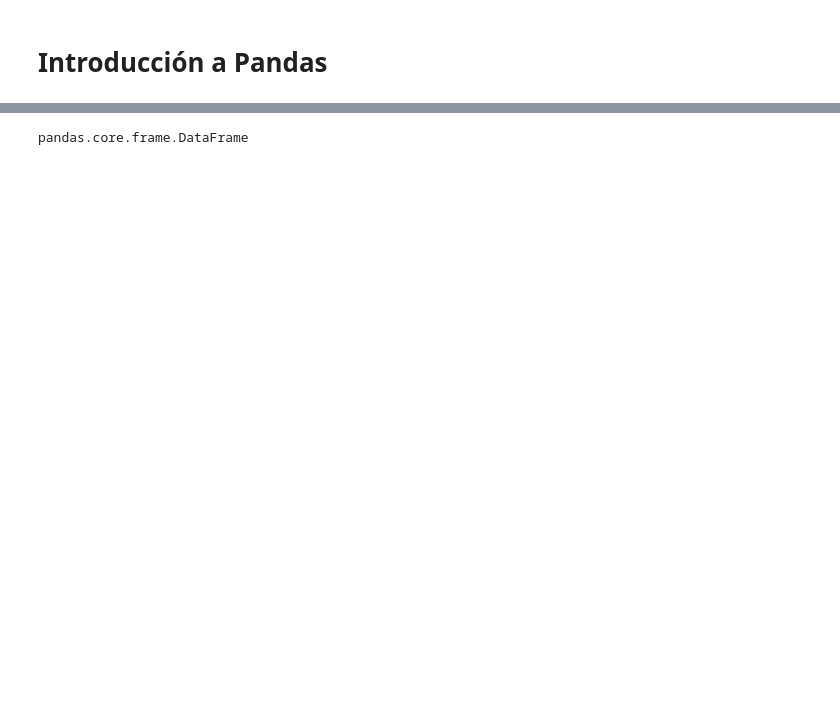
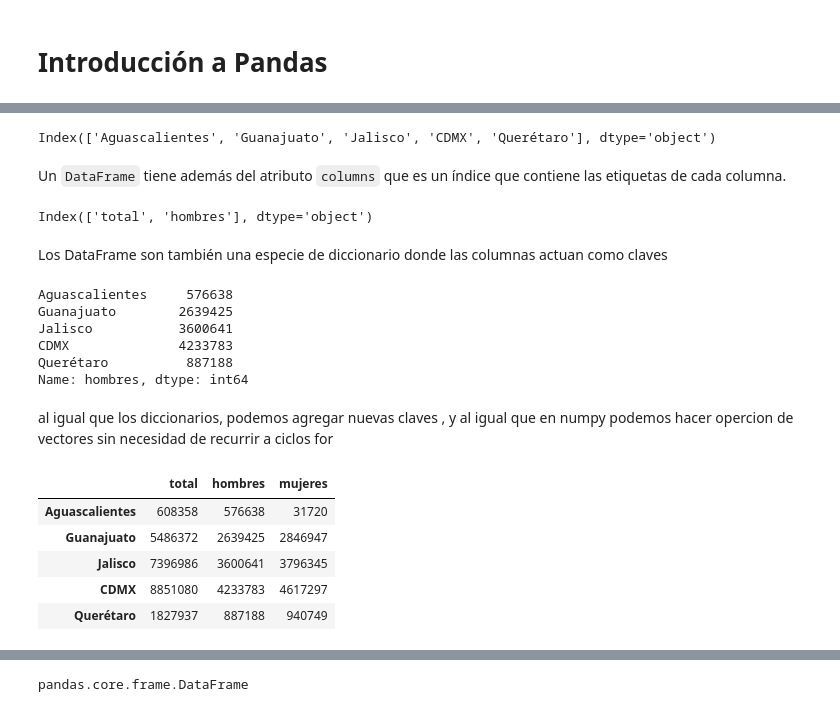
Before and after one commit to AnIsAsPe/ClasificadorClientesTelecom, a Jupyter notebook: Introducción a Pandas.ipynb, the cells around one changed output, grey strips where cells are left out. Saved outputs shown, nothing was run; the diff lists cells and outputs as text; code cells hidden in the pictures; blank space fills up the shorter version.

```diff
--- a/Introducción a Pandas.ipynb
+++ b/Introducción a Pandas.ipynb
@@ -9,0 +80,11 @@ import pandas as pd
+# %%
+#diccionario con la población en 2010 para estados seleccionados
+
+poblacion_dict = {'Aguascalientes': 608358	,
+                   'Guanajuato': 5486372,
+                   'Jalisco': 7396986,
+                   'CDMX': 8851080,
+                   'Querétaro': 1827937}
+
+pob = pd.Series(poblacion_dict)
+pob
@@ -9,0 +139,5 @@ import pandas as pd
+# %%
+hombres = {'Aguascalientes': 576638	,  'Guanajuato': 2639425,
+           'Jalisco':3600641 , 'CDMX': 4233783, 'Querétaro': 887188	}
+pob_h = pd.Series(hombres)
+pob_h
@@ -9,0 +160,4 @@ import pandas as pd
+# %%
+#usamos un nuevo diccionario con dos series, qué comparten indice para crear un solo objeto con esta información
+poblacion = pd.DataFrame({'total': pob,'hombres': pob_h})
+poblacion
@@ -9,0 +171,33 @@ import pandas as pd
+# %%
+pob.index
+# %% [output]
+Index(['Aguascalientes', 'Guanajuato', 'Jalisco', 'CDMX', 'Querétaro'], dtype='object')
+# %% [markdown]
+Un  ``DataFrame`` tiene además del atributo ``columns`` que es un índice que contiene las etiquetas de cada columna.
+# %%
+poblacion.columns
+# %% [output]
+Index(['total', 'hombres'], dtype='object')
+# %% [markdown]
+Los DataFrame son también una especie de diccionario donde las columnas actuan como claves
+# %%
+poblacion['hombres']
+# %% [output]
+Aguascalientes     576638
+Guanajuato        2639425
+Jalisco           3600641
+CDMX              4233783
+Querétaro          887188
+Name: hombres, dtype: int64
+# %% [markdown]
+al igual que los diccionarios, podemos agregar nuevas claves , y al igual que en numpy podemos hacer opercion de vectores sin necesidad de recurrir a ciclos for
+# %%
+poblacion['mujeres'] = poblacion['total'] - poblacion['hombres']
+poblacion
+# %% [output]
+|  | total | hombres | mujeres |
+| Aguascalientes | 608358 | 576638 | 31720 |
+| Guanajuato | 5486372 | 2639425 | 2846947 |
+| Jalisco | 7396986 | 3600641 | 3796345 |
+| CDMX | 8851080 | 4233783 | 4617297 |
+| Querétaro | 1827937 | 887188 | 940749 |
```
Also changed, not shown: parts of 46 cells of this notebook.
